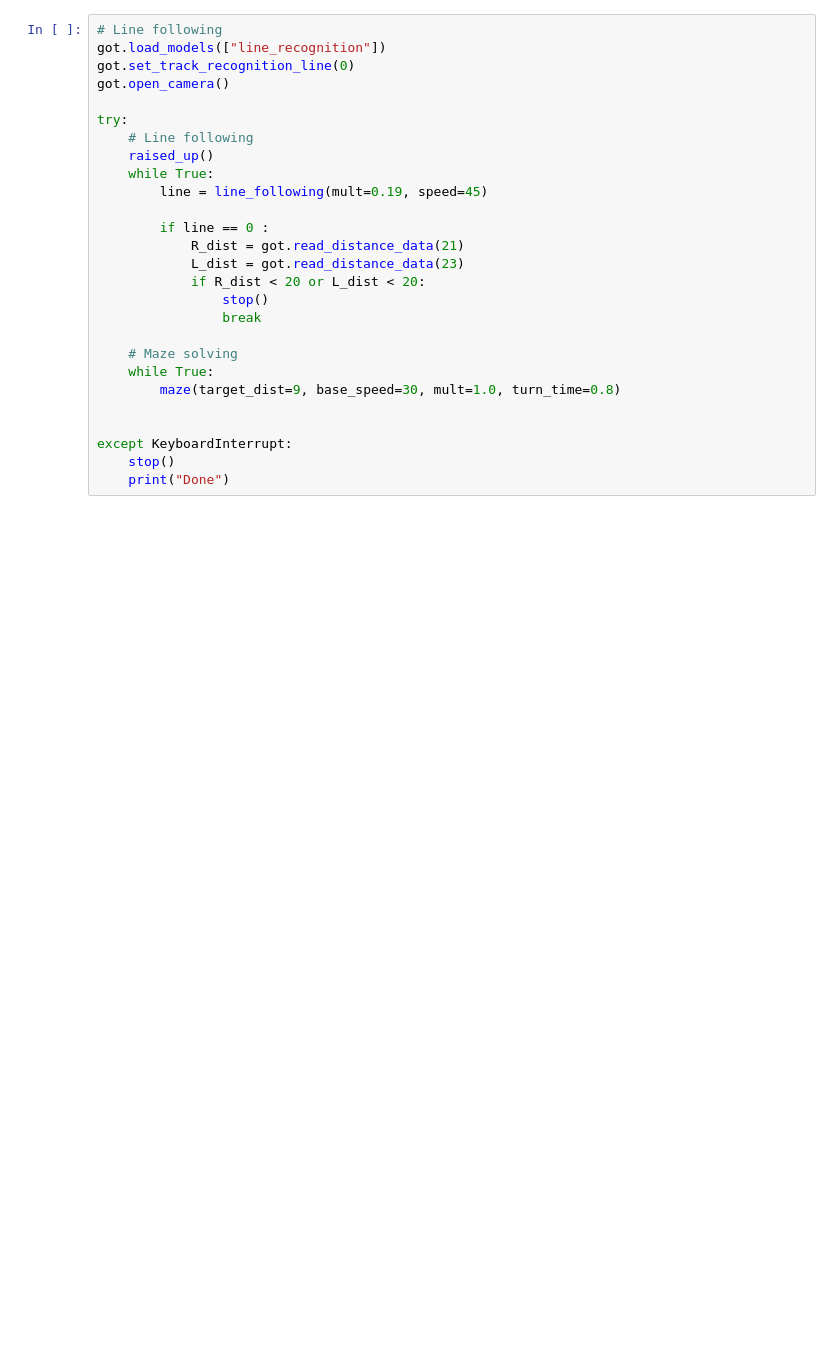
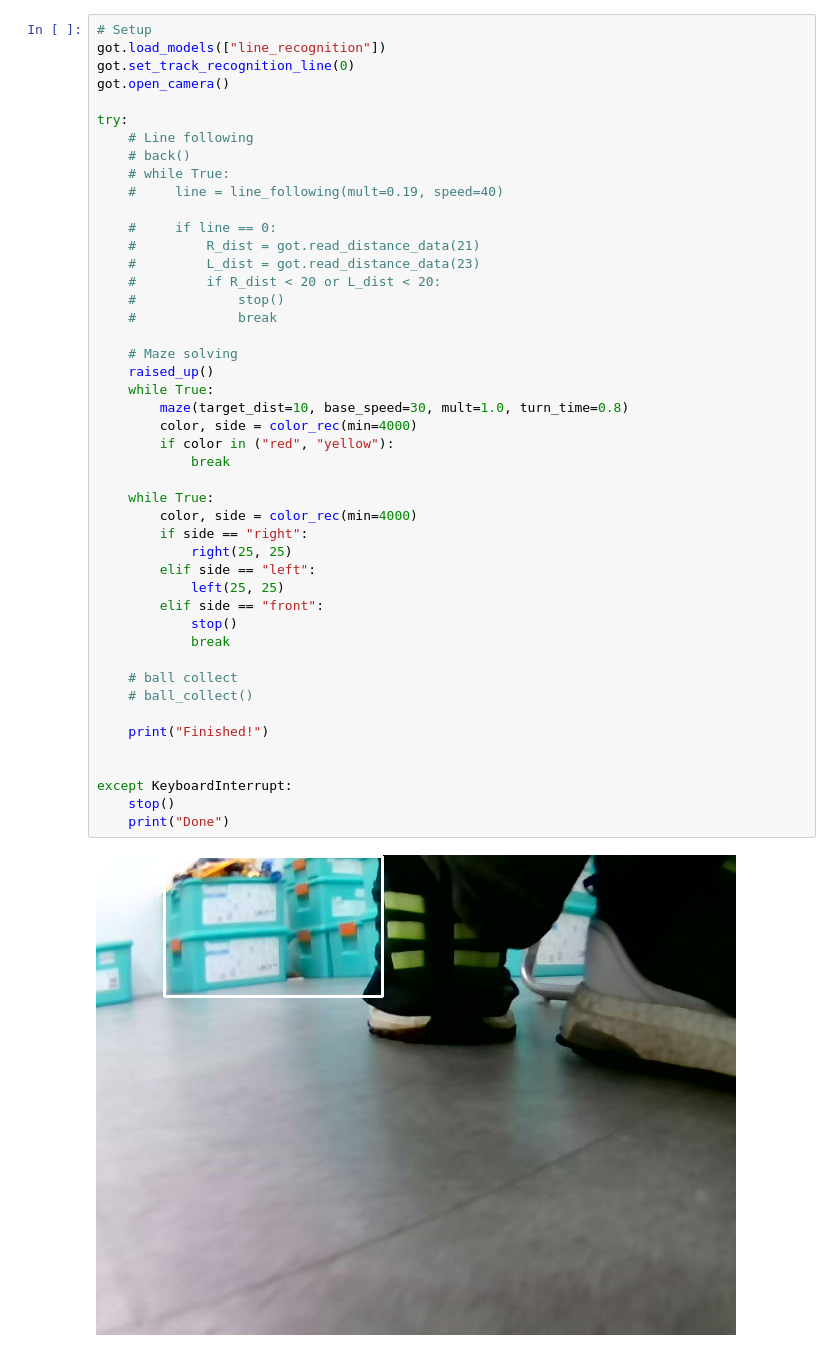
Before and after one commit to riff-raff-17/TTA-Class-Files, a Jupyter notebook: WRG/FINAL.ipynb, the cells around one changed output. Drawn from its saved outputs; the diff is of its cells as text; blank space fills up the shorter version.

```diff
--- a/WRG/FINAL.ipynb
+++ b/WRG/FINAL.ipynb
@@ -350,27 +259,48 @@ put_down()
 # %%
-# Line following
+# Setup
 got.load_models(["line_recognition"])
 got.set_track_recognition_line(0)
 got.open_camera()
 
 try:
     # Line following
+    # back()
+    # while True:
+    #     line = line_following(mult=0.19, speed=40)
+
+    #     if line == 0:
+    #         R_dist = got.read_distance_data(21)
+    #         L_dist = got.read_distance_data(23)
+    #         if R_dist < 20 or L_dist < 20:
+    #             stop()
+    #             break
+
+    # Maze solving
     raised_up()
     while True:
-        line = line_following(mult=0.19, speed=45)
+        maze(target_dist=10, base_speed=30, mult=1.0, turn_time=0.8)
+        color, side = color_rec(min=4000)
+        if color in ("red", "yellow"):
+            break
 
-        if line == 0 :
-            R_dist = got.read_distance_data(21)
-            L_dist = got.read_distance_data(23)
-            if R_dist < 20 or L_dist < 20:
-                stop()
-                break
+    while True:
+        color, side = color_rec(min=4000)
+        if side == "right":
+            right(25, 25)
+        elif side == "left":
+            left(25, 25)
+        elif side == "front":
+            stop()
+            break
 
-    # Maze solving
-    while True:
-        maze(target_dist=9, base_speed=30, mult=1.0, turn_time=0.8)
+    # ball collect
+    # ball_collect()
+
+    print("Finished!")
 
 
 except KeyboardInterrupt:
     stop()
     print("Done")
+# %% [output]
+[figure, added]
```
Also changed, not shown: parts of 10 cells of this notebook, 8 other files.
